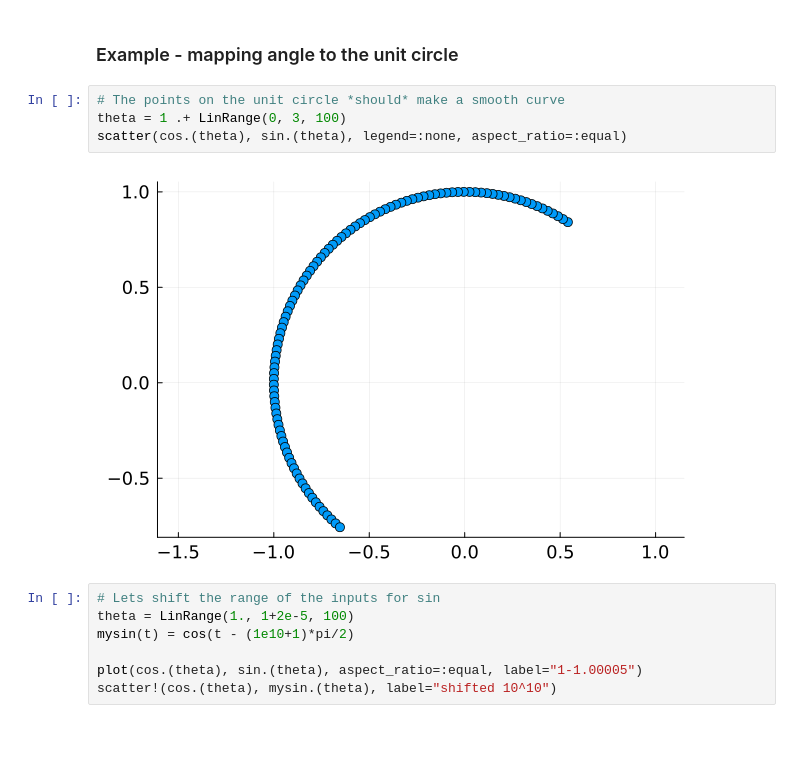
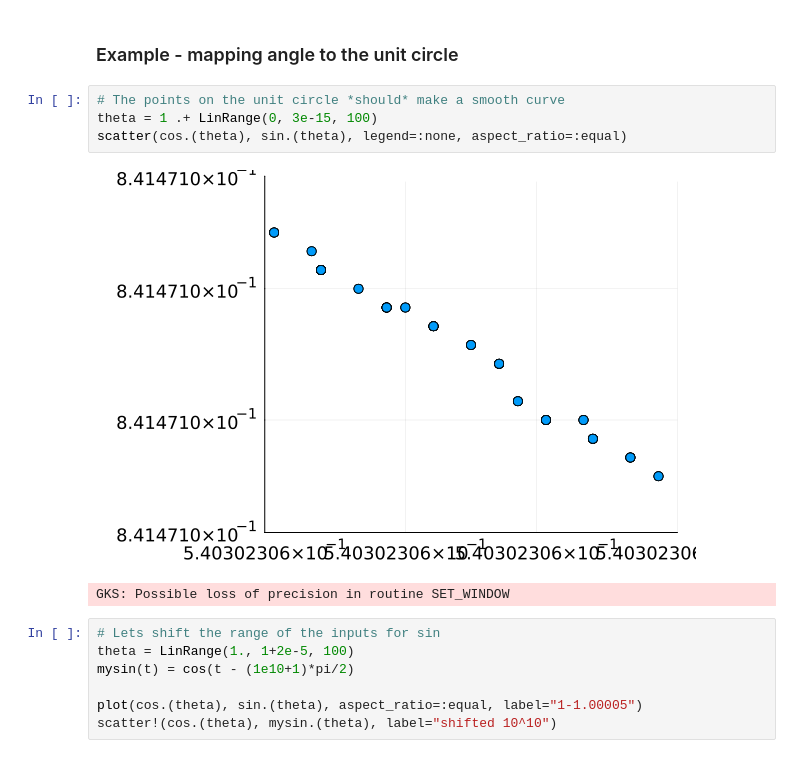
Before and after one commit to jeremylt/csci-3656-fall-2025, a Jupyter notebook: source/notebooks/2025-09-12-Formulation.ipynb, the cells around one changed output. Cells and saved outputs as stored; diff of their text form.

```diff
--- a/source/notebooks/2025-09-12-Formulation.ipynb
+++ b/source/notebooks/2025-09-12-Formulation.ipynb
@@ -308,10 +308,11 @@ for some $\tilde{x}$ that is close to $x$.
 ### Example - mapping angle to the unit circle
 # %%
 # The points on the unit circle *should* make a smooth curve
-theta = 1 .+ LinRange(0, 3, 100)
+theta = 1 .+ LinRange(0, 3e-15, 100)
 scatter(cos.(theta), sin.(theta), legend=:none, aspect_ratio=:equal)
 # %% [output]
-[figure, old version]
+[figure, new version]
+GKS: Possible loss of precision in routine SET_WINDOW
 # %%
 # Lets shift the range of the inputs for sin
 theta = LinRange(1., 1+2e-5, 100)
```
Also changed, not shown: parts of 2 cells of this notebook, 2 other files.
